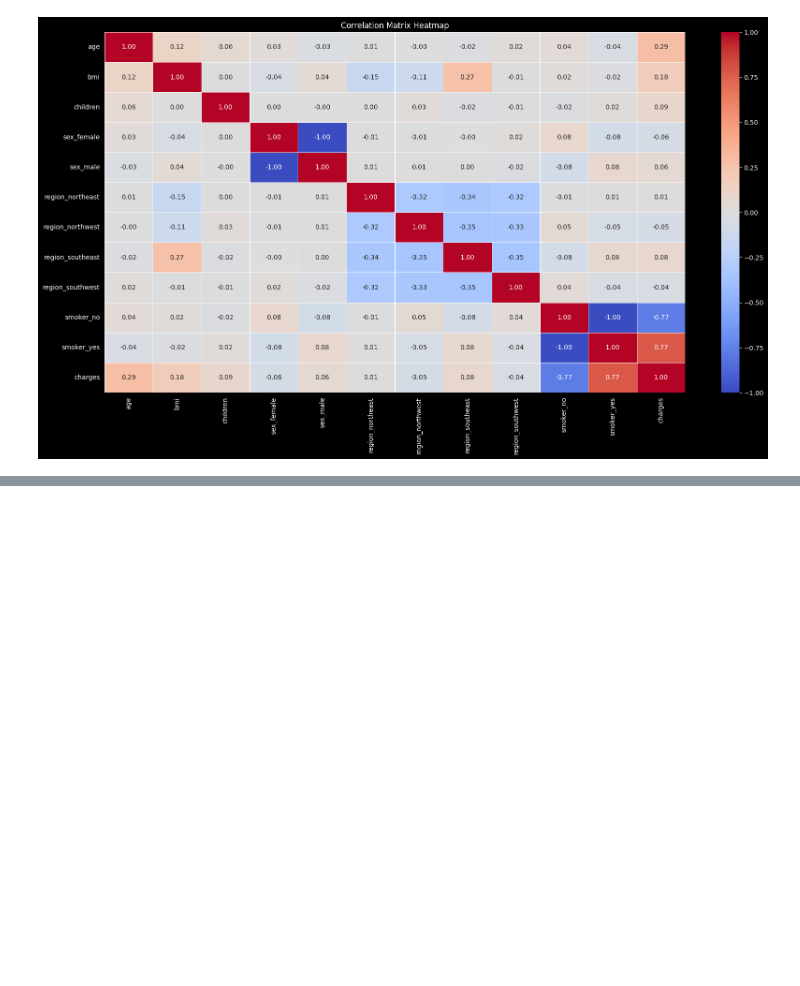
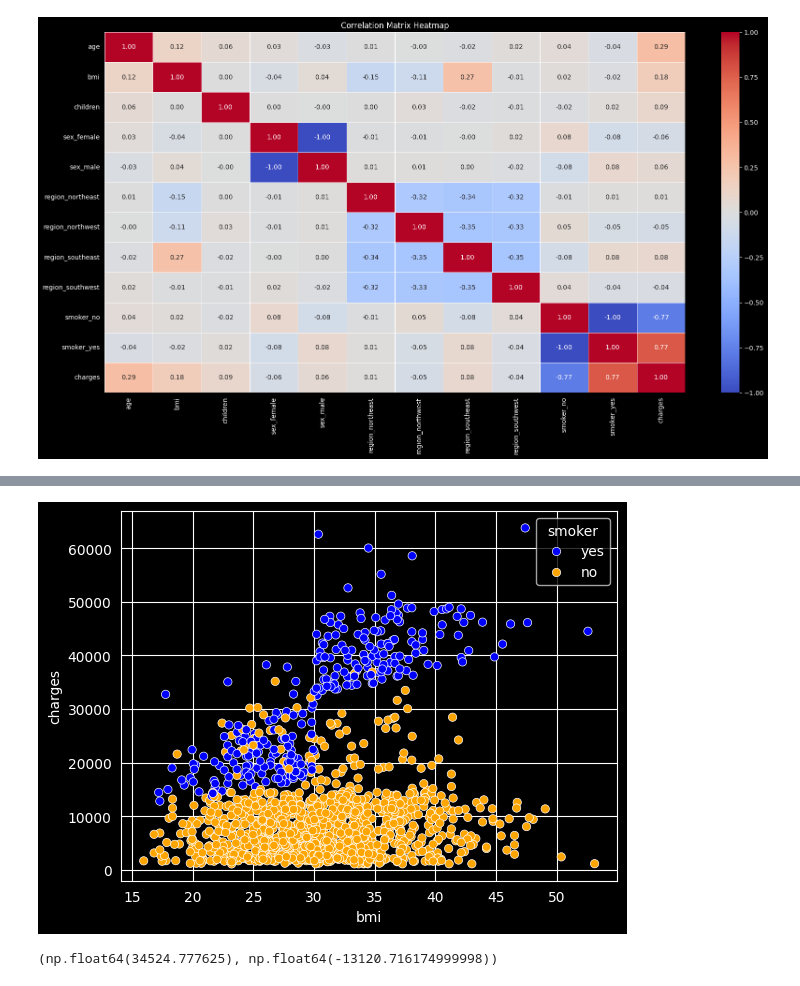
Before and after one commit to Rubeennn/ml-tabular-project, a Jupyter notebook: notebooks/exploration.ipynb, the cells around one changed output, grey strips where cells are left out. Cells and saved outputs as stored; diff of their text form; code cells hidden in the pictures; blank space fills up the shorter version.

```diff
--- a/notebooks/exploration.ipynb
+++ b/notebooks/exploration.ipynb
@@ -196,0 +254,16 @@ plt.show()
+# %%
+sns.scatterplot(data=df, x='bmi', y='charges', hue='smoker',    palette=['blue', 'orange'])
+# %% [output]
+[figure, added]
+# %%
+Q1 = df['charges'].quantile(0.25)
+Q3 = df['charges'].quantile(0.75)
+IQR = Q3 - Q1
+
+lower = Q1 - 1.5 * IQR
+upper = Q3 + 1.5 * IQR
+
+
+upper, lower
+# %% [output]
+(np.float64(34524.777625), np.float64(-13120.716174999998))
```
Also changed, not shown: parts of 11 cells of this notebook.
